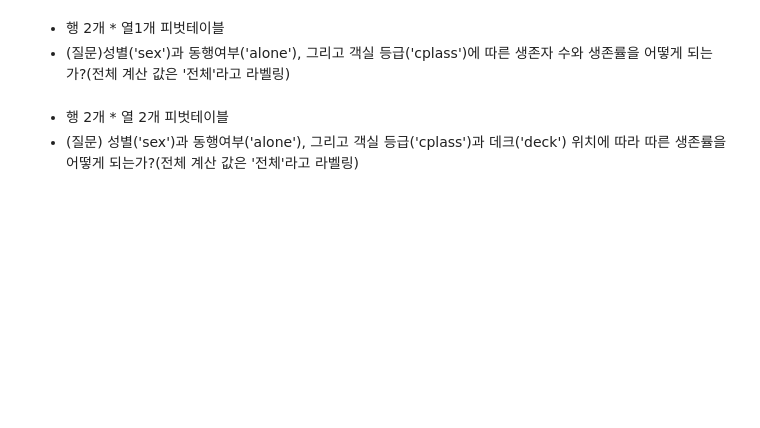
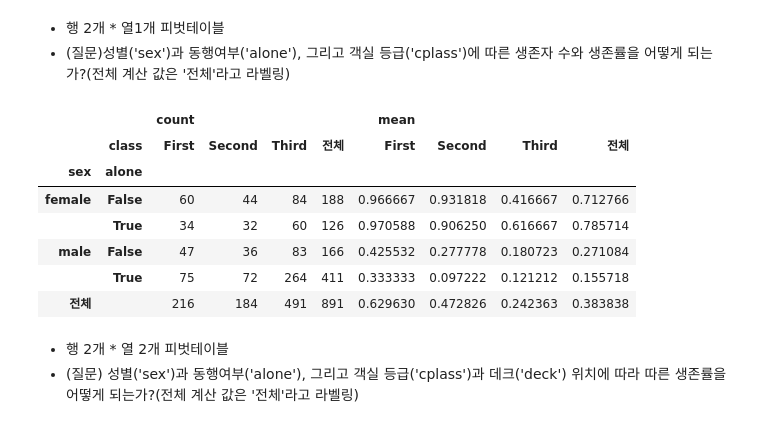
Before and after one commit to kanakhan/GMSW, a Jupyter notebook: 피벗테이블_pandas.ipynb, the cells around one changed output. Saved outputs shown, nothing was run; the diff lists cells and outputs as text; code cells hidden in the pictures; blank space fills up the shorter version.

```diff
--- a/피벗테이블_pandas.ipynb
+++ b/피벗테이블_pandas.ipynb
@@ -14,6 +28,17 @@
 
 *   행 2개 * 열1개 피벗테이블
 *   (질문)성별('sex')과 동행여부('alone'), 그리고 객실 등급('cplass')에 따른 생존자 수와 생존률을 어떻게 되는가?(전체 계산 값은 '전체'라고 라벨링)
+# %%
+titanic.pivot_table('survived', index = ['sex','alone'], columns = 'class', aggfunc = ['count','mean'], margins = True, margins_name='전체')
+# %% [output]
+|  |  | count |  |  |  | mean |  |  |  |
+|  | class | First | Second | Third | 전체 | First | Second | Third | 전체 |
+| sex | alone |  |  |  |  |  |  |  |  |
+| female | False | 60 | 44 | 84 | 188 | 0.966667 | 0.931818 | 0.416667 | 0.712766 |
+|  | True | 34 | 32 | 60 | 126 | 0.970588 | 0.906250 | 0.616667 | 0.785714 |
+| male | False | 47 | 36 | 83 | 166 | 0.425532 | 0.277778 | 0.180723 | 0.271084 |
+|  | True | 75 | 72 | 264 | 411 | 0.333333 | 0.097222 | 0.121212 | 0.155718 |
+| 전체 |  | 216 | 184 | 491 | 891 | 0.629630 | 0.472826 | 0.242363 | 0.383838 |
 # %% [markdown]
 * 행 2개 * 열 2개 피벗테이블
 * (질문) 성별('sex')과 동행여부('alone'), 그리고 객실 등급('cplass')과 데크('deck') 위치에 따라 따른 생존률을 어떻게 되는가?(전체 계산 값은 '전체'라고 라벨링)
```
Also changed, not shown: parts of 3 cells of this notebook.
